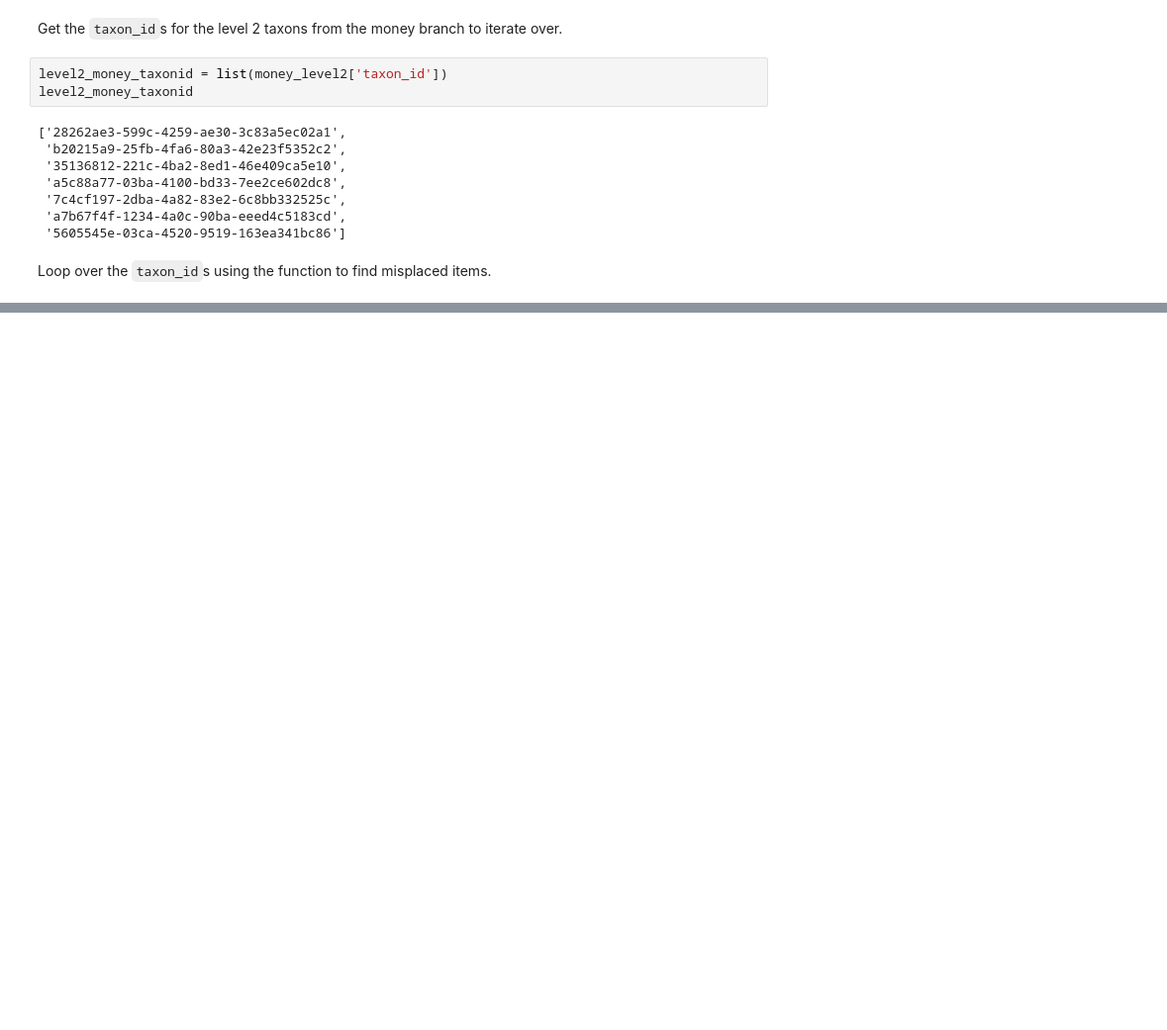
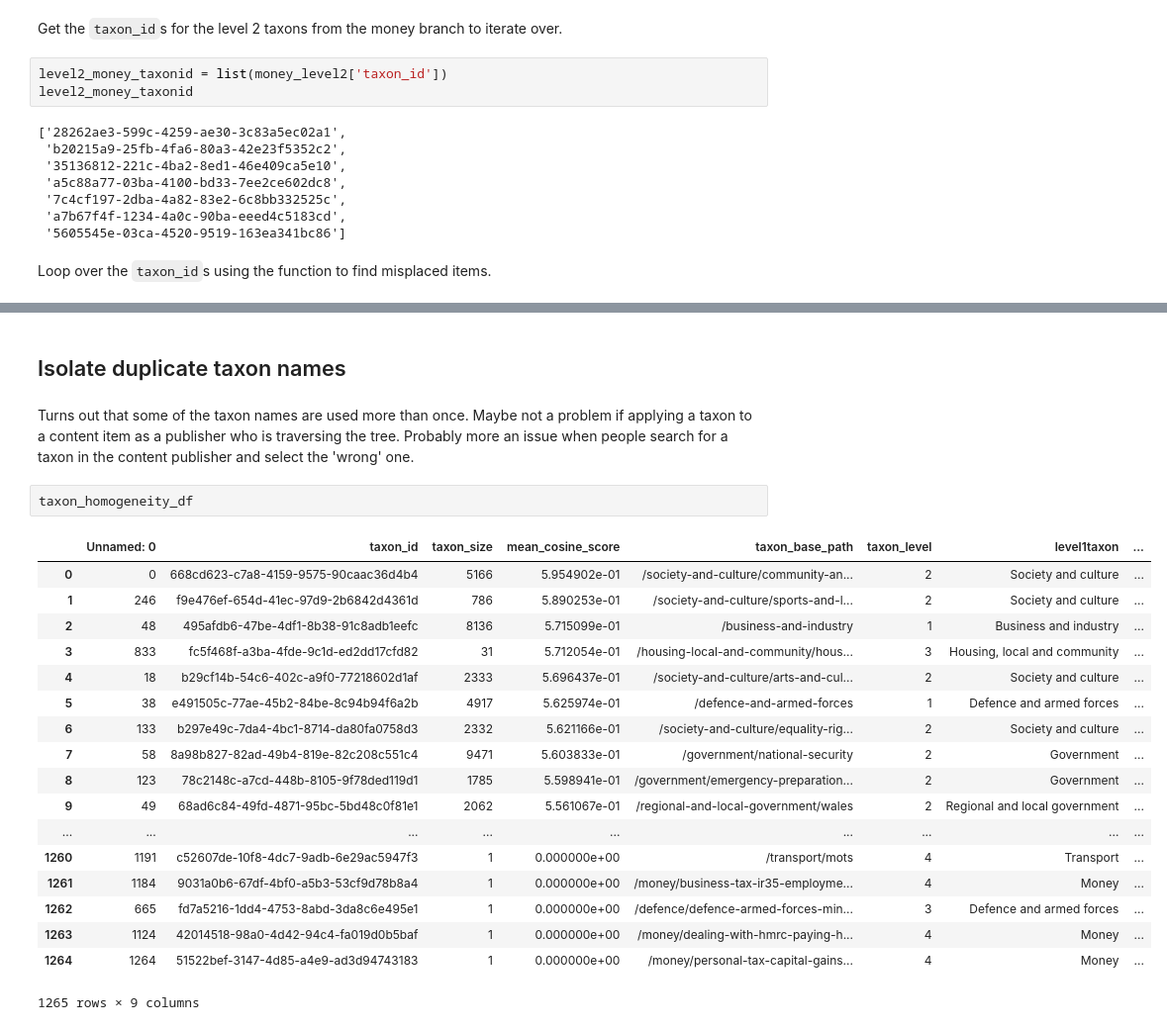
Before and after one commit to alphagov/content-similarity-models, a Jupyter notebook: google-universal-encoder/explore_misplaced_content.ipynb, the cells around one changed output, grey strips where cells are left out. Shown at 99% size. Cells and saved outputs as stored; diff of their text form; blank space fills up the shorter version.

Commit message:
Add Brexit taxon and duplicate name extraction

```diff
--- a/google-universal-encoder/explore_money_branch.ipynb
+++ b/google-universal-encoder/explore_misplaced_content.ipynb
@@ -466,0 +650,25 @@ appended_data.to_csv("~/Desktop/money_level2_misplaced.csv")
+# %% [markdown]
+## Isolate duplicate taxon names
+# %% [markdown]
+Turns out that some of the taxon names are used more than once. Maybe not a problem if applying a taxon to a content item as a publisher who is traversing the tree. Probably more an issue when people search for a taxon in the content publisher and select the 'wrong' one.
+# %%
+taxon_homogeneity_df
+# %% [output]
+|  | Unnamed: 0 | taxon_id | taxon_size | mean_cosine_score | taxon_base_path | taxon_level | level1taxon | ... |
+| 0 | 0 | 668cd623-c7a8-4159-9575-90caac36d4b4 | 5166 | 5.954902e-01 | /society-and-culture/community-an... | 2 | Society and culture | ... |
+| 1 | 246 | f9e476ef-654d-41ec-97d9-2b6842d4361d | 786 | 5.890253e-01 | /society-and-culture/sports-and-l... | 2 | Society and culture | ... |
+| 2 | 48 | 495afdb6-47be-4df1-8b38-91c8adb1eefc | 8136 | 5.715099e-01 | /business-and-industry | 1 | Business and industry | ... |
+| 3 | 833 | fc5f468f-a3ba-4fde-9c1d-ed2dd17cfd82 | 31 | 5.712054e-01 | /housing-local-and-community/hous... | 3 | Housing, local and community | ... |
+| 4 | 18 | b29cf14b-54c6-402c-a9f0-77218602d1af | 2333 | 5.696437e-01 | /society-and-culture/arts-and-cul... | 2 | Society and culture | ... |
+| 5 | 38 | e491505c-77ae-45b2-84be-8c94b94f6a2b | 4917 | 5.625974e-01 | /defence-and-armed-forces | 1 | Defence and armed forces | ... |
+| 6 | 133 | b297e49c-7da4-4bc1-8714-da80fa0758d3 | 2332 | 5.621166e-01 | /society-and-culture/equality-rig... | 2 | Society and culture | ... |
+| 7 | 58 | 8a98b827-82ad-49b4-819e-82c208c551c4 | 9471 | 5.603833e-01 | /government/national-security | 2 | Government | ... |
+| 8 | 123 | 78c2148c-a7cd-448b-8105-9f78ded119d1 | 1785 | 5.598941e-01 | /government/emergency-preparation... | 2 | Government | ... |
+| 9 | 49 | 68ad6c84-49fd-4871-95bc-5bd48c0f81e1 | 2062 | 5.561067e-01 | /regional-and-local-government/wales | 2 | Regional and local government | ... |
+| ... | ... | ... | ... | ... | ... | ... | ... | ... |
+| 1260 | 1191 | c52607de-10f8-4dc7-9adb-6e29ac5947f3 | 1 | 0.000000e+00 | /transport/mots | 4 | Transport | ... |
+| 1261 | 1184 | 9031a0b6-67df-4bf0-a5b3-53cf9d78b8a4 | 1 | 0.000000e+00 | /money/business-tax-ir35-employme... | 4 | Money | ... |
+| 1262 | 665 | fd7a5216-1dd4-4753-8abd-3da8c6e495e1 | 1 | 0.000000e+00 | /defence/defence-armed-forces-min... | 3 | Defence and armed forces | ... |
+| 1263 | 1124 | 42014518-98a0-4d42-94c4-fa019d0b5baf | 1 | 0.000000e+00 | /money/dealing-with-hmrc-paying-h... | 4 | Money | ... |
+| 1264 | 1264 | 51522bef-3147-4d85-a4e9-ad3d94743183 | 1 | 0.000000e+00 | /money/personal-tax-capital-gains... | 4 | Money | ... |
+1265 rows × 9 columns
```
Also changed, not shown: parts of 56 cells of this notebook.
